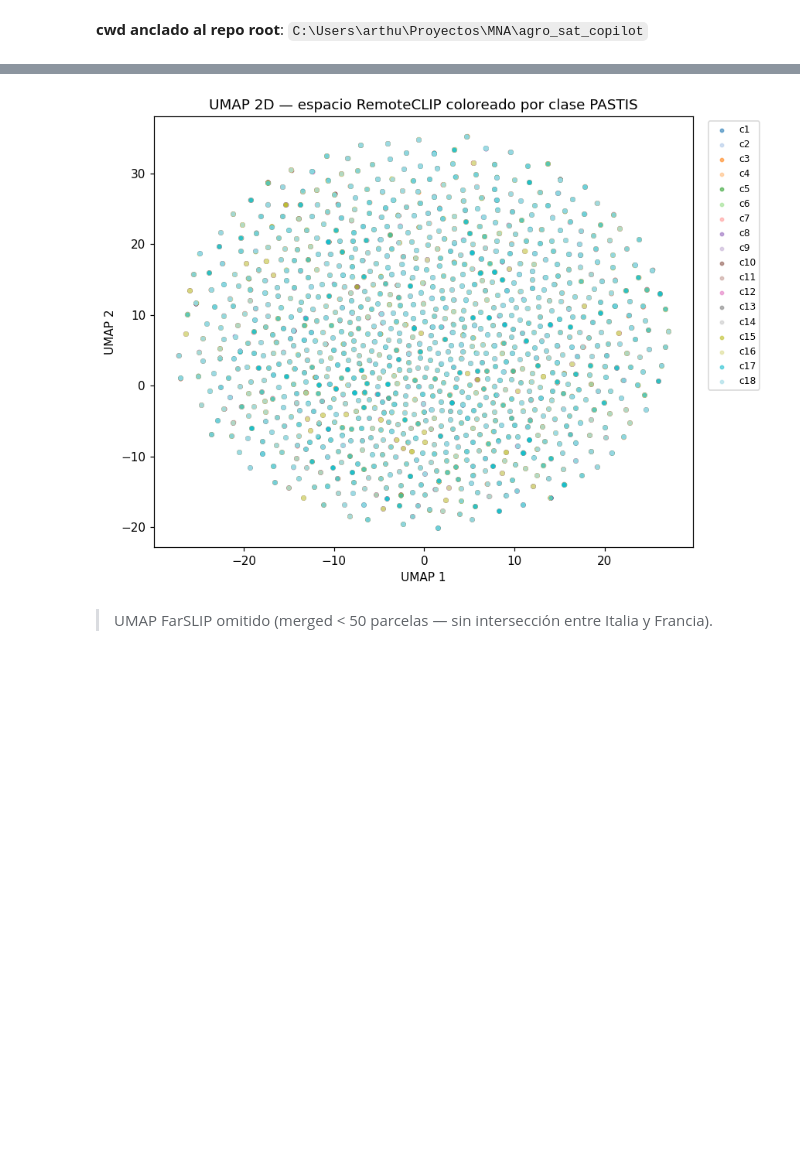
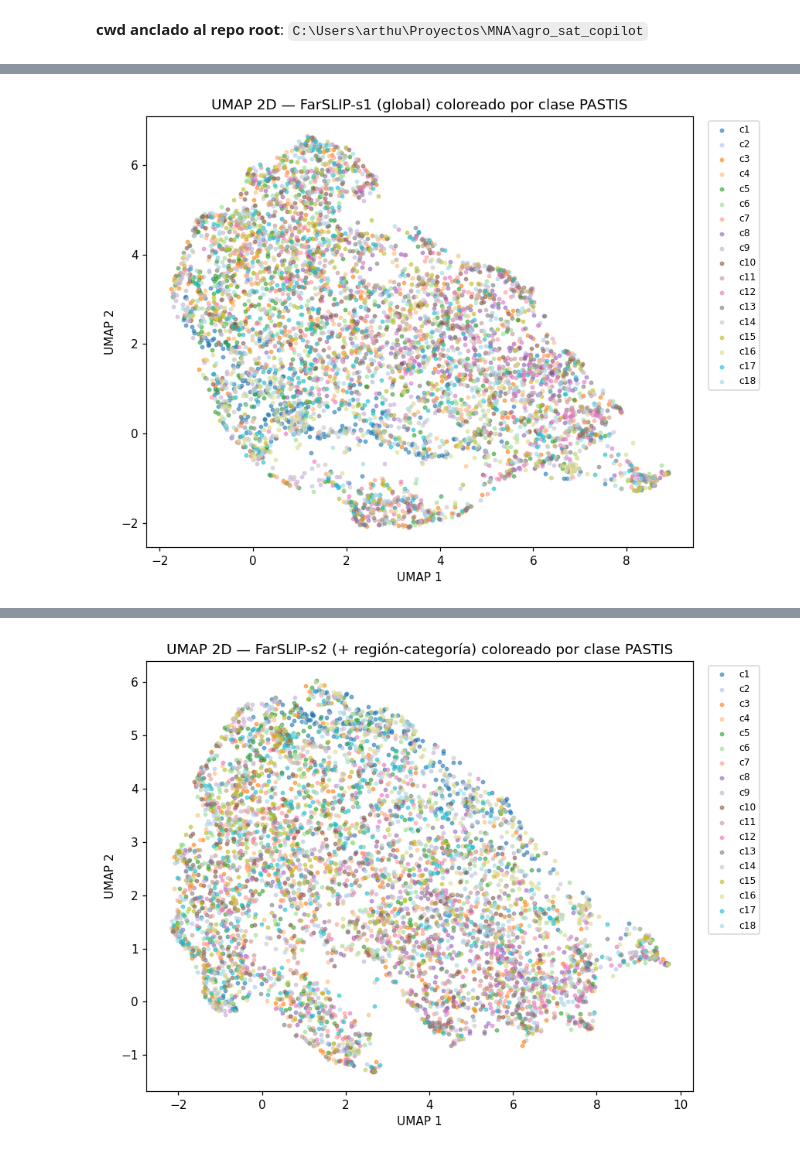
Before and after one commit to ArthurZizumbo/agrosat-copilot, a Jupyter notebook: notebooks/baseline/04_farslip_eval_pastis.ipynb, the cells around one changed output, grey strips where cells are left out. Cells and saved outputs as stored; diff of their text form; code cells hidden in the pictures; blank space fills up the shorter version.

```diff
--- a/notebooks/baseline/04_farslip_eval_pastis.ipynb
+++ b/notebooks/baseline/04_farslip_eval_pastis.ipynb
@@ -329,56 +400,24 @@ Cada punto es una parcela proyectada al plano UMAP 2D del espacio de embeddings
 # %%
-from ml.features.selection import fit_umap_2d
-import matplotlib.pyplot as plt
-import matplotlib.cm as cm
-import matplotlib.colors as mcolors
+# Project three spaces over the same balanced parcels: the two FarSLIP variants
+# and AlphaEarth-2019. plot_umap_by_class handles the UMAP fit + class colouring.
+_umap_merged, _umap_cols = align_spaces_on_parcels(
+    balanced_labels,
+    {"s1": (farslip_s1, "emb_"), "s2": (farslip_s2, "emb_"), "ae": (alphaearth_2019, "dim_")},
+)
+_y_umap = _umap_merged["class_id"].to_numpy()
 
-def _plot_umap_by_class(
-    X: np.ndarray, y: np.ndarray, *, title: str, out_path,
-):
-    embedding = fit_umap_2d(X, random_state=RANDOM_STATE)
-    unique_classes = sorted(set(y.tolist()))
-    cmap = cm.get_cmap('tab20', max(len(unique_classes), 1))
-    fig, ax = plt.subplots(figsize=(8, 6), dpi=110)
-    for i, cls in enumerate(unique_classes):
-        mask = y == cls
-        ax.scatter(
-            embedding[mask, 0], embedding[mask, 1],
-            s=8, alpha=0.55, color=cmap(i), label=f'c{cls}',
-        )
-    ax.set_xlabel('UMAP 1')
-    ax.set_ylabel('UMAP 2')
-    ax.set_title(title)
-    if len(unique_classes) <= 20:
-        ax.legend(bbox_to_anchor=(1.02, 1), loc='upper left', fontsize=8)
-    fig.tight_layout()
-    fig.savefig(out_path, bbox_inches='tight')
-    return fig
-
-if subset_join_rc.height >= 50:
-    rc_cols2 = [c for c in subset_join_rc.columns if c.startswith('remoteclip_')]
-    X_rc = subset_join_rc.select(rc_cols2).to_numpy()
-    y_rc = subset_join_rc['class_id'].to_numpy()
-    fig_rc = _plot_umap_by_class(
-        X_rc, y_rc,
-        title='UMAP 2D — espacio RemoteCLIP coloreado por clase PASTIS',
-        out_path=env.figures_dir / 'umap_remoteclip_by_class.png',
+for key, pretty, fname in [
+    ("s1", "FarSLIP-s1 (global)", "umap_farslip_s1_by_class.png"),
+    ("s2", "FarSLIP-s2 (+ región-categoría)", "umap_farslip_s2_by_class.png"),
+    ("ae", "AlphaEarth-2019", "umap_alphaearth_2019_by_class.png"),
+]:
+    fig = plot_umap_by_class(
+        space_matrix(_umap_merged, _umap_cols[key]),
+        _y_umap,
+        title=f"UMAP 2D — {pretty} coloreado por clase PASTIS",
+        out_path=env.figures_dir / fname,
+        random_state=RANDOM_STATE,
     )
-    display(fig_rc)
-    plt.close(fig_rc)
-else:
-    display(Markdown('> UMAP RemoteCLIP omitido (subset_join_rc < 50 parcelas).'))
-
-if merged.height >= 50:
-    fs_cols3 = [c for c in merged.columns if c.startswith('farslip_') and not c.startswith('farslip_emb_')] or [c for c in merged.columns if c.startswith('farslip_emb_')]
-    X_fs = merged.select(fs_cols3).to_numpy()
-    y_fs = merged['class_id'].to_numpy()
-    fig_fs = _plot_umap_by_class(
-        X_fs, y_fs,
-        title='UMAP 2D — espacio FarSLIP coloreado por clase PASTIS',
-        out_path=env.figures_dir / 'umap_farslip_by_class.png',
-    )
-    display(fig_fs)
-    plt.close(fig_fs)
-else:
-    display(Markdown('> UMAP FarSLIP omitido (merged < 50 parcelas — sin intersección entre Italia y Francia).'))
+    display(fig)
+    plt.close(fig)
 # %% [output]
@@ -401,0 +425 @@ Falling back to random initialisation!
+[figure, new version]
@@ -403,2 +427 @@ Falling back to random initialisation!
-[figure, old version]
-> UMAP FarSLIP omitido (merged < 50 parcelas — sin intersección entre Italia y Francia).
+[figure, added]
```
Also changed, not shown: parts of 18 cells of this notebook, 50 other files.
